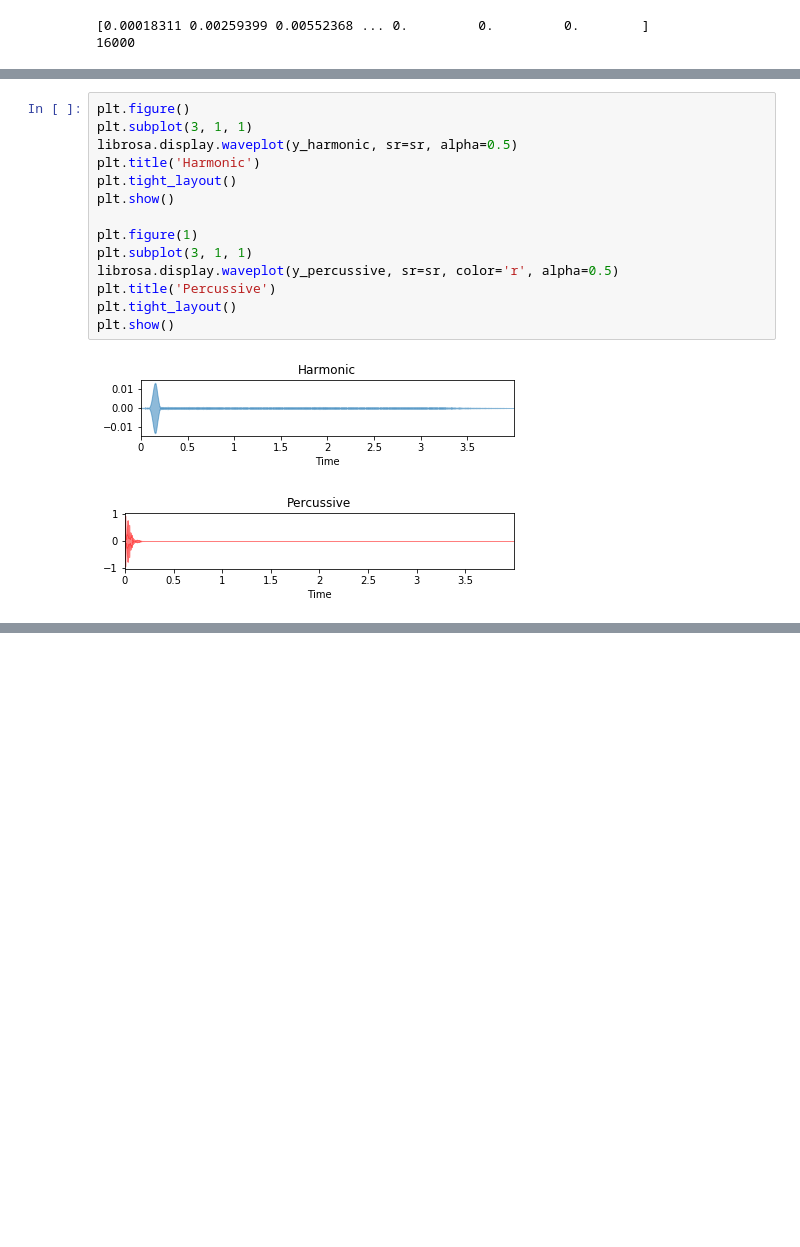
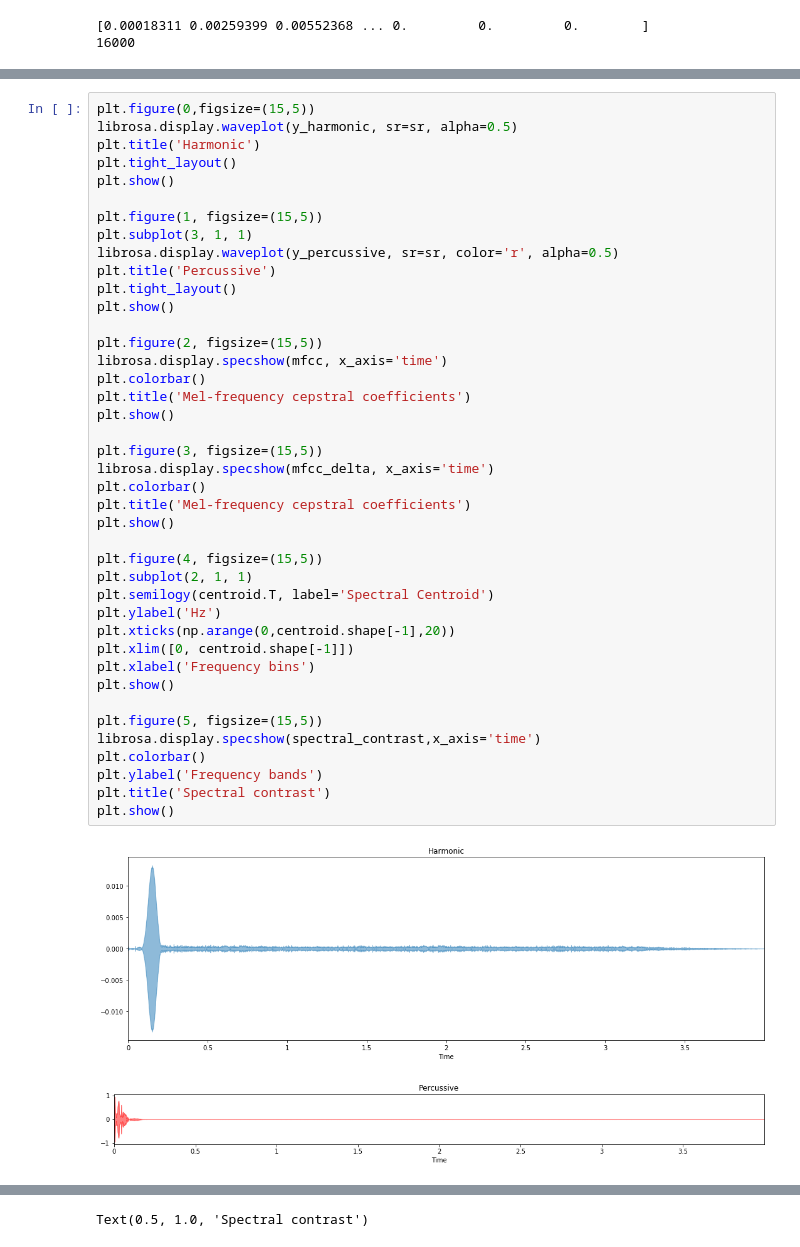
Before and after one commit to AveryCameronUofR/instrument-classification, a Jupyter notebook: Classification.ipynb, the cells around one changed output, grey strips where cells are left out. Saved outputs shown, nothing was run; the diff lists cells and outputs as text; blank space fills up the shorter version.

```diff
--- a/Classification.ipynb
+++ b/Classification.ipynb
@@ -66,17 +56,44 @@ beat_features = np.vstack([beat_chroma, beat_mfcc_delta])
-# %%
-plt.figure()
-plt.subplot(3, 1, 1)
-librosa.display.waveplot(y_harmonic, sr=sr, alpha=0.5)
-plt.title('Harmonic')
-plt.tight_layout()
-plt.show()
-
-plt.figure(1)
-plt.subplot(3, 1, 1)
-librosa.display.waveplot(y_percussive, sr=sr, color='r', alpha=0.5)
-plt.title('Percussive')
-plt.tight_layout()
-plt.show()
-# %% [output]
-[figure, removed]
-[figure, removed]
+# %%
+plt.figure(0,figsize=(15,5))
+librosa.display.waveplot(y_harmonic, sr=sr, alpha=0.5)
+plt.title('Harmonic')
+plt.tight_layout()
+plt.show()
+
+plt.figure(1, figsize=(15,5))
+plt.subplot(3, 1, 1)
+librosa.display.waveplot(y_percussive, sr=sr, color='r', alpha=0.5)
+plt.title('Percussive')
+plt.tight_layout()
+plt.show()
+
+plt.figure(2, figsize=(15,5))
+librosa.display.specshow(mfcc, x_axis='time')
+plt.colorbar()
+plt.title('Mel-frequency cepstral coefficients')
+plt.show()
+
+plt.figure(3, figsize=(15,5))
+librosa.display.specshow(mfcc_delta, x_axis='time')
+plt.colorbar()
+plt.title('Mel-frequency cepstral coefficients')
+plt.show()
+
+plt.figure(4, figsize=(15,5))
+plt.subplot(2, 1, 1)
+plt.semilogy(centroid.T, label='Spectral Centroid')
+plt.ylabel('Hz')
+plt.xticks(np.arange(0,centroid.shape[-1],20))
+plt.xlim([0, centroid.shape[-1]])
+plt.xlabel('Frequency bins')
+plt.show()
+
+plt.figure(5, figsize=(15,5))
+librosa.display.specshow(spectral_contrast,x_axis='time')
+plt.colorbar()
+plt.ylabel('Frequency bands')
+plt.title('Spectral contrast')
+plt.show()
+# %% [output]
+[figure, added]
+[figure, added]
@@ -82,0 +102 @@ plt.show()
+Text(0.5, 1.0, 'Spectral contrast')
```
Also changed, not shown: parts of 2 cells of this notebook.
